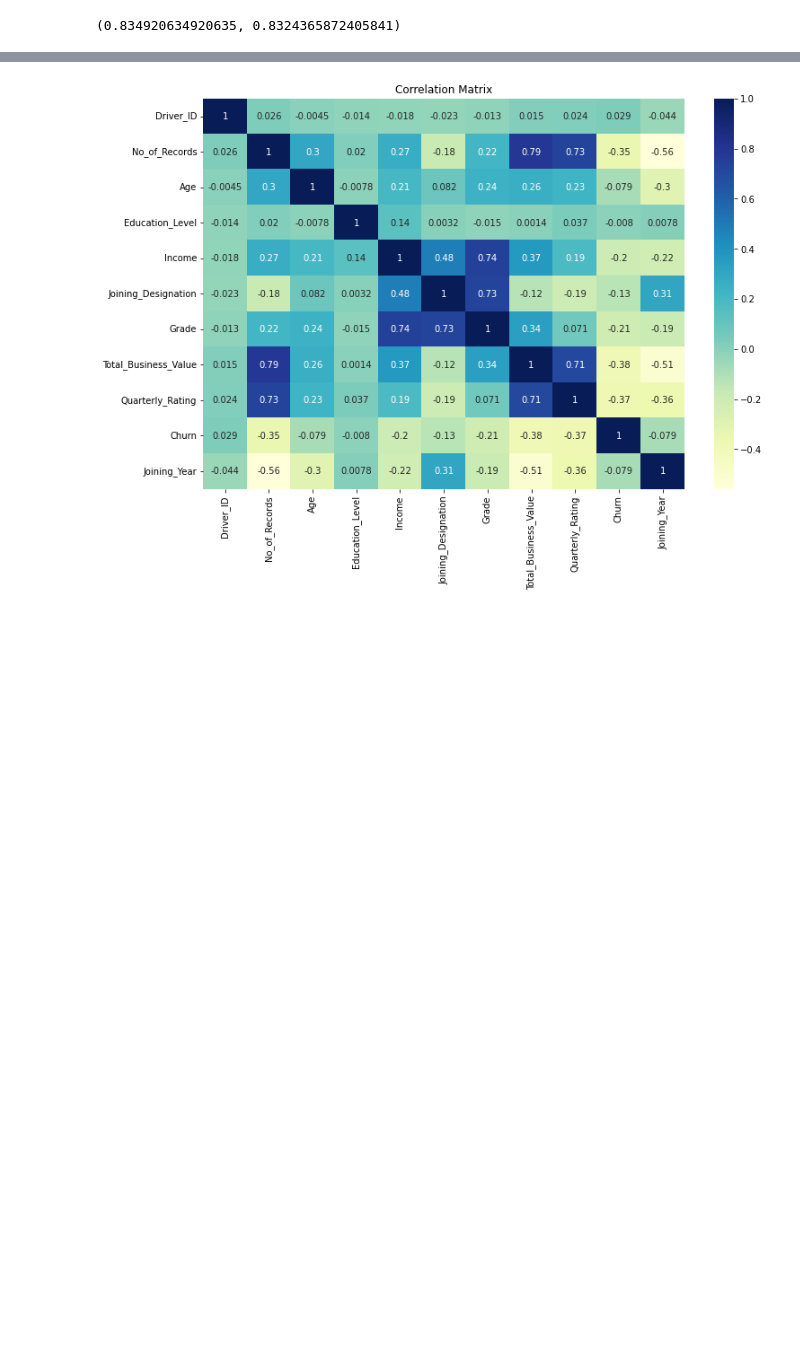
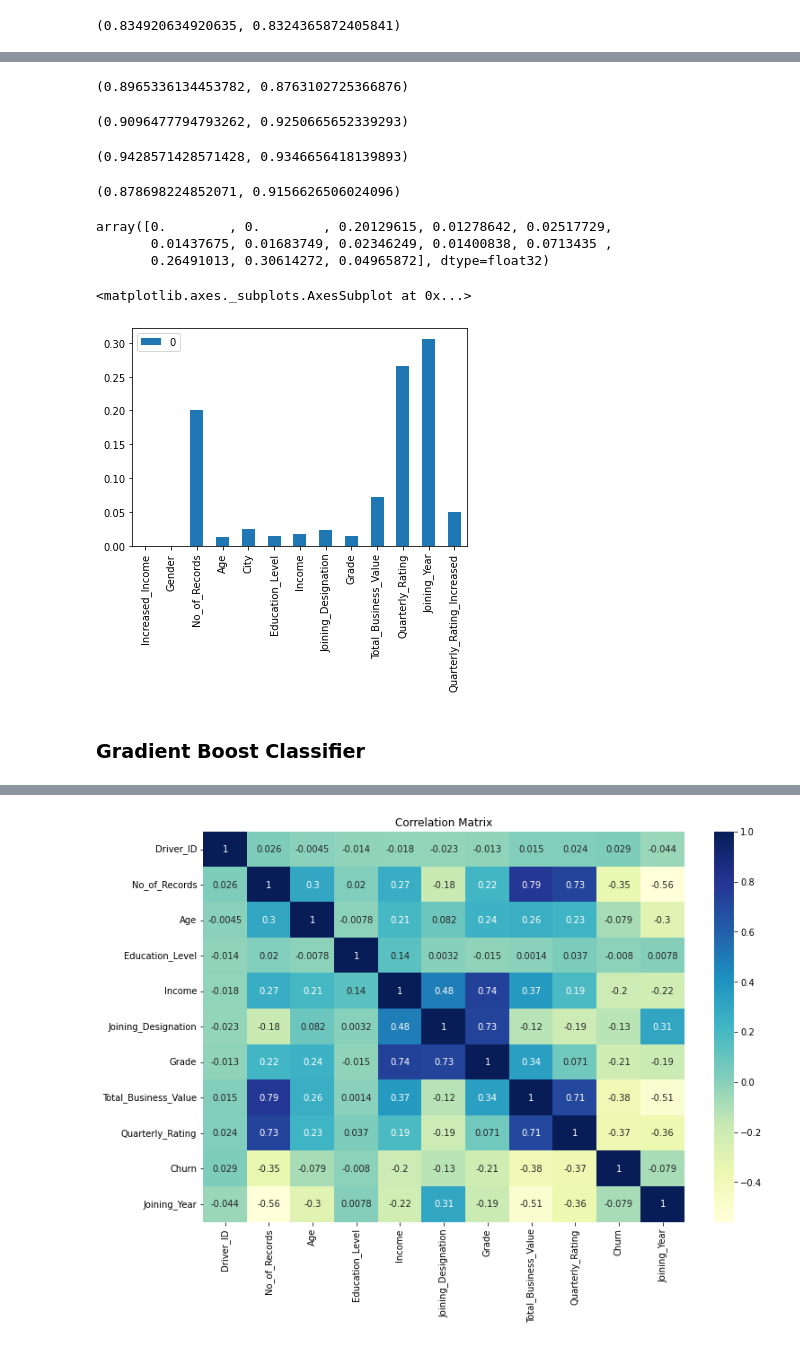
Before and after one commit to pkmariya/Scaler01, a Jupyter notebook: OLA_CaseStudy_Mariya_DSMLJune2022.ipynb, the cells around one changed output, grey strips where cells are left out. Saved outputs shown, nothing was run; the diff lists cells and outputs as text; code cells hidden in the pictures; blank space fills up the shorter version.

```diff
--- a/OLA_CaseStudy_Mariya_DSMLJune2022.ipynb
+++ b/OLA_CaseStudy_Mariya_DSMLJune2022.ipynb
@@ -696,0 +783,15 @@ recall_score(y_test, RF.predict(X_test)), recall_score(y_train, RF.predict(X_tra
+# %%
+bagging_classifier_model = BaggingClassifier(base_estimator= DecisionTreeClassifier(max_depth=7, class_weight='balanced'),
+                                             n_estimators=50,
+                                             max_samples=1.0,
+                                             max_features=1.0,
+                                             bootstrap=True,
+                                             bootstrap_features=False,
+                                             oob_score=False,
+                                             warm_start = False,
+                                             n_jobs = None,
+                                             random_state = None,
+                                             verbose = 0,
+                                             )
+# %%
+bagging_classifier_model.fit(X_train, y_train)
@@ -696,0 +839,20 @@ recall_score(y_test, RF.predict(X_test)), recall_score(y_train, RF.predict(X_tra
+# %%
+from sklearn.model_selection import GridSearchCV
+from sklearn.ensemble import RandomForestClassifier
+
+params = {'max_depth': [2, 4, 6, 10],
+          'n_estimators': [100, 200, 300, 400]
+          }
+
+grid_search = GridSearchCV(
+    estimator = XGBClassifier(),
+    param_grid = params,
+    scoring = 'accuracy',
+    n_jobs = -1,
+    refit = True,
+    cv = 3,
+    pre_dispatch = '2*n_jobs',
+    return_train_score=False
+)
+
+grid_search.fit(X_train, y_train.values.ravel())
@@ -696,0 +876,3 @@ recall_score(y_test, RF.predict(X_test)), recall_score(y_train, RF.predict(X_tra
+# %%
+xgb = XGBClassifier(n_estimators=100, max_depth=2)
+xgb.fit(X_train, y_train)
@@ -696,0 +894,29 @@ recall_score(y_test, RF.predict(X_test)), recall_score(y_train, RF.predict(X_tra
+# %%
+xgb.score(X_train, y_train), xgb.score(X_test, y_test)
+# %% [output]
+(0.8965336134453782, 0.8763102725366876)
+# %%
+f1_score(y_test, y_test_pred), f1_score(y_train, y_train_pred)
+# %% [output]
+(0.9096477794793262, 0.9250665652339293)
+# %%
+recall_score(y_test, y_test_pred), recall_score(y_train, y_train_pred)
+# %% [output]
+(0.9428571428571428, 0.9346656418139893)
+# %%
+precision_score(y_test, y_test_pred), precision_score(y_train, y_train_pred)
+# %% [output]
+(0.878698224852071, 0.9156626506024096)
+# %%
+xgb.feature_importances_
+# %% [output]
+array([0.        , 0.        , 0.20129615, 0.01278642, 0.02517729,
+       0.01437675, 0.01683749, 0.02346249, 0.01400838, 0.0713435 ,
+       0.26491013, 0.30614272, 0.04965872], dtype=float32)
+# %%
+pd.DataFrame(data=xgb.feature_importances_, index=X.columns).plot(kind='bar')
+# %% [output]
+<matplotlib.axes._subplots.AxesSubplot at 0x...>
+[figure, added]
+# %% [markdown]
+### Gradient Boost Classifier
```
Also changed, not shown: parts of 42 cells of this notebook.
